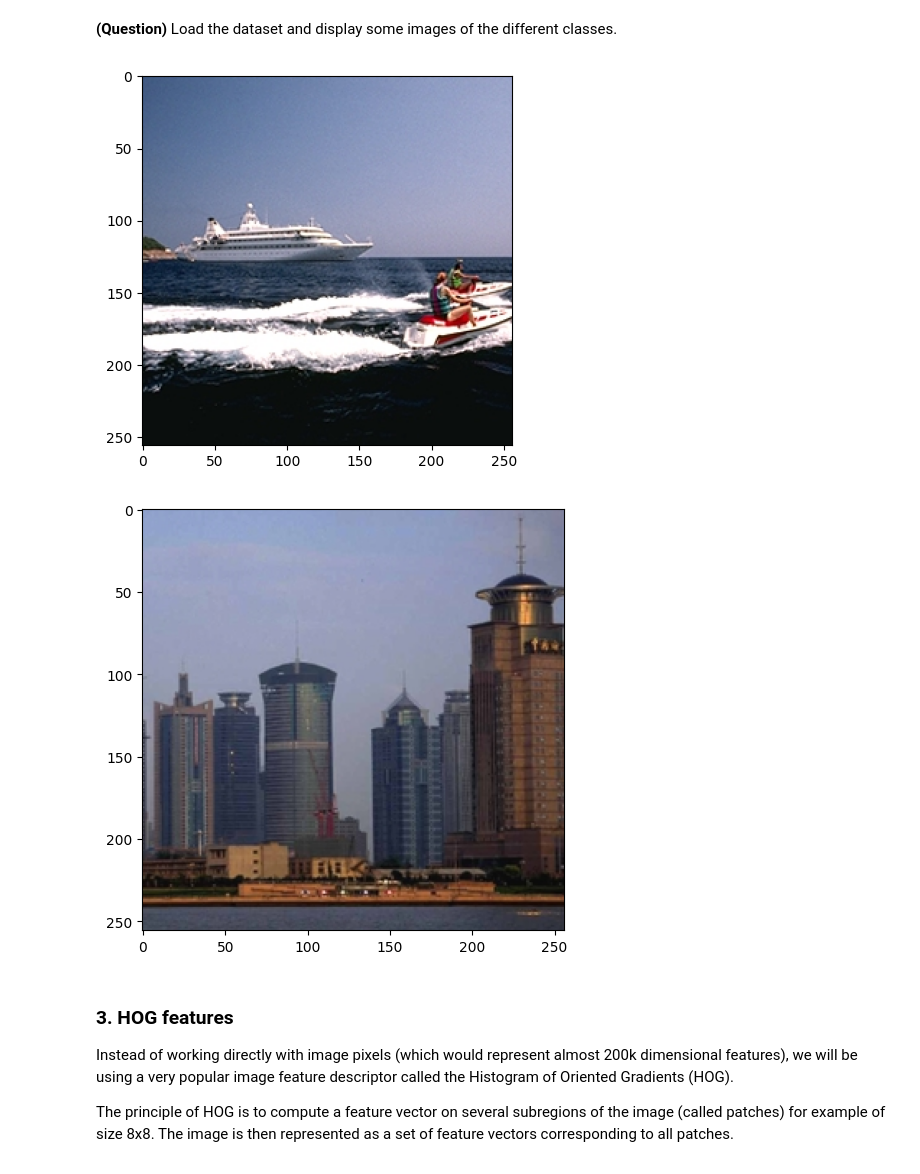
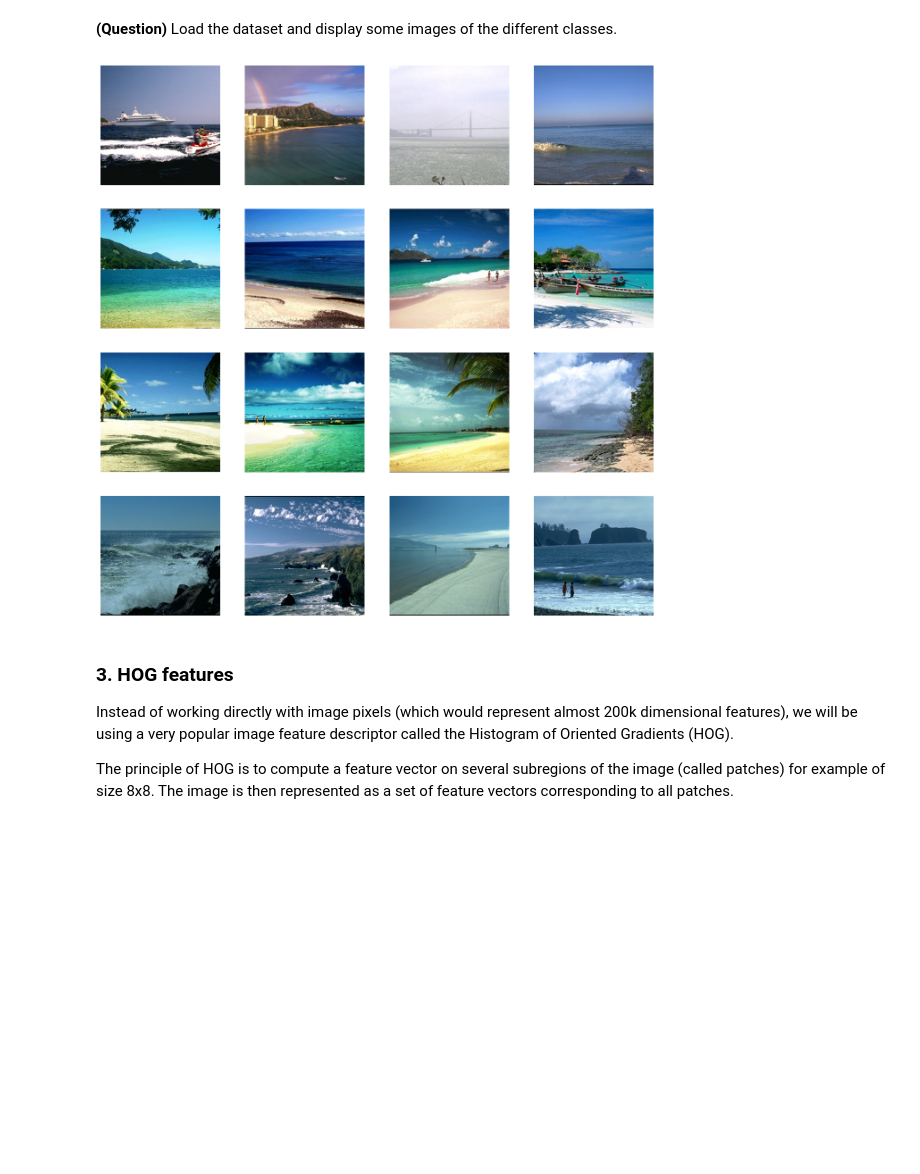
Before and after one commit to aytilfani/ml-3a, a Jupyter notebook: ml-tp3.ipynb, the cells around one changed output. Saved outputs shown, nothing was run; the diff lists cells and outputs as text; code cells hidden in the pictures; blank space fills up the shorter version.

```diff
--- a/ml-tp3.ipynb
+++ b/ml-tp3.ipynb
@@ -69,14 +69,24 @@ def load_scenes():
 # %%
 import numpy as np
 from matplotlib import pyplot as plt
 images, labels = load_scenes()
-plt.imshow(images[0])
+nrows = 4
+ncols = 4
+pic_index = 0
+
+fig = plt.gcf()
+fig.set_size_inches(ncols * 4, nrows * 4)
+
+
+for i in range(16):
+    # Set up subplot; subplot indices start at 1
+    sp = plt.subplot(nrows, ncols, i + 1)
+    sp.axis('Off') # Don't show axes (or gridlines)
+    plt.imshow(images[i])
+
 plt.show()
-plt.imshow(images[-1])
-plt.tight_layout()
 # %% [output]
-[figure, old version]
+[figure, new version]
-[figure, removed]
 # %% [markdown]
 ### 3. HOG features
 
```
